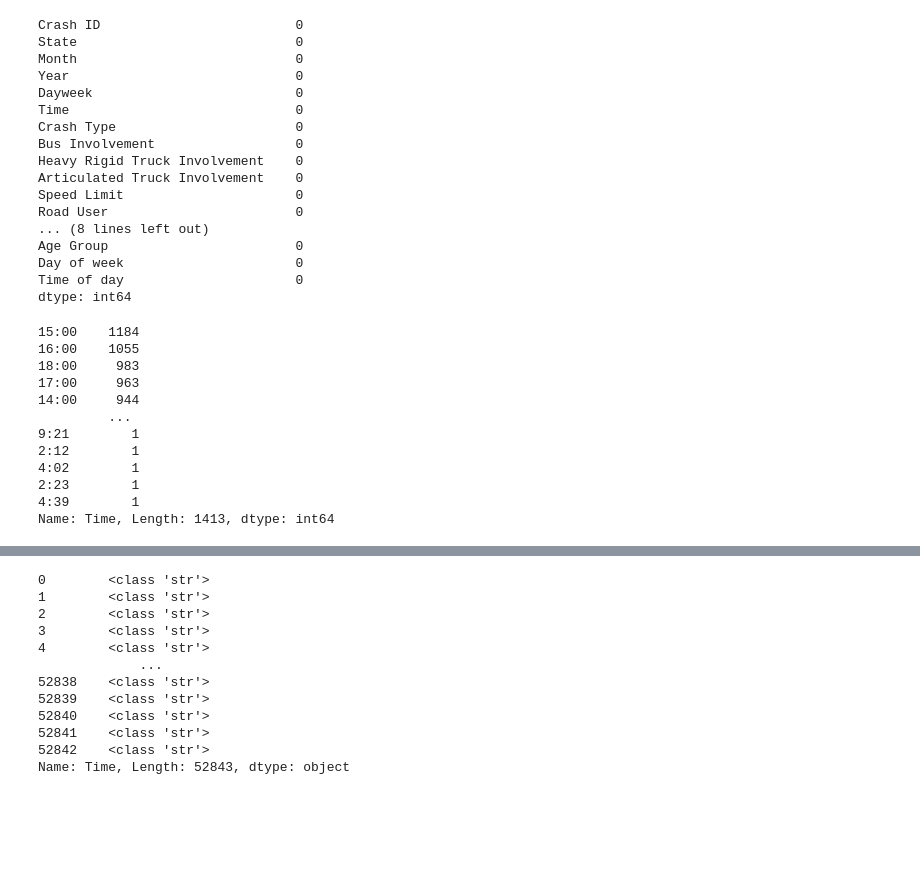
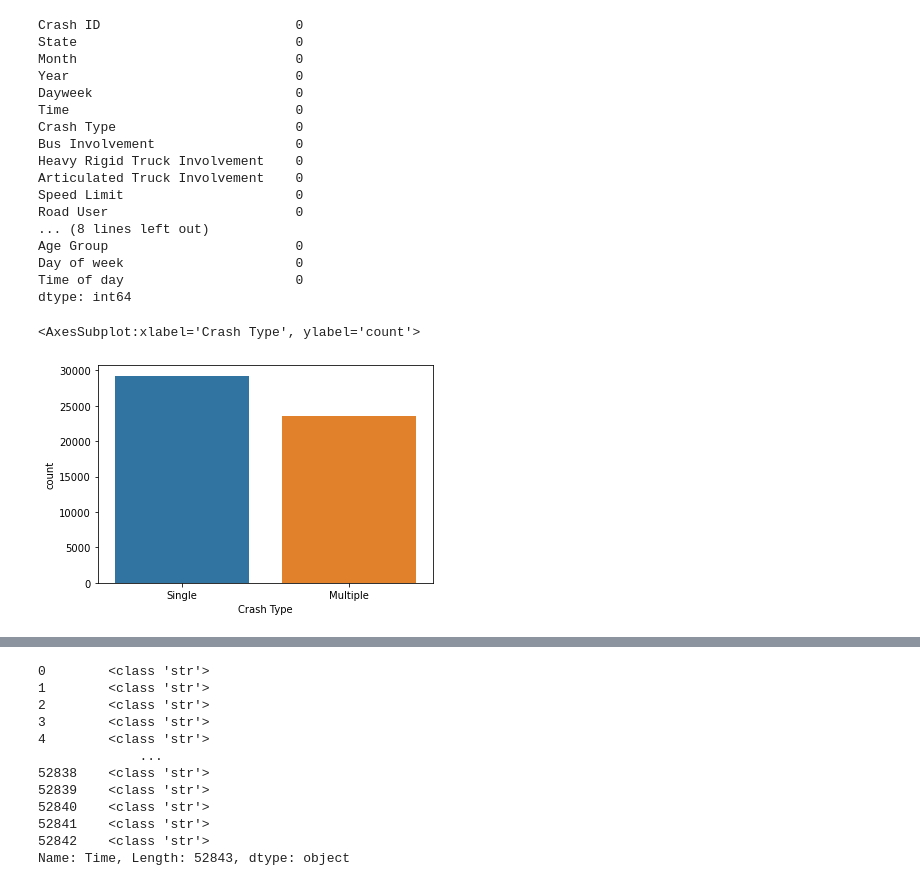
Before and after one commit to shahrambahrami/data-science-projects, a Jupyter notebook: australia_car_accidnet/Australia Car Accident.ipynb, the cells around one changed output, grey strips where cells are left out. Saved outputs shown, nothing was run; the diff lists cells and outputs as text; code cells hidden in the pictures; blank space fills up the shorter version.

Commit message:
Added dataset and some visualization

```diff
--- a/australia_car_accidnet/Australia Car Accident.ipynb
+++ b/australia_car_accidnet/Australia Car Accident.ipynb
@@ -96,8 +97,8 @@ dataset['Articulated Truck Involvement'] = dataset['Articulated Truck Involvemen
 dataset['Gender'] = dataset['Gender'].fillna('Male')
 dataset['Age Group'] = dataset['Age Group'].fillna('17_to_25')
 # The speed limit column has two rows namely  'Unspecified' and '<40' so we replace these values with value 35
-dataset.loc[dataset['Speed Limit']== '<40' ] = 35
-dataset.loc[dataset['Speed Limit']== 'Unspecified' ] = 35
+dataset.loc[dataset['Speed Limit']== '<40', 'Speed Limit'] = 35
+dataset.loc[dataset['Speed Limit']== 'Unspecified' , 'Speed Limit'] = 35
 #some entries of speed limit are string. we convert them to int and then fill null values with its mean
 dataset['Speed Limit'] = dataset['Speed Limit'].astype('float')
 dataset['Speed Limit'] = dataset['Speed Limit'].replace(np.NaN,dataset['Speed Limit'].mean())
@@ -153,18 +154,8 @@ Age Group                        0
 Day of week                      0
 Time of day                      0
 dtype: int64
-# %%
-dataset['Time'].value_counts()
-# %% [output]
-15:00    1184
-16:00    1055
-18:00     983
-17:00     963
-14:00     944
-         ...
-9:21        1
-2:12        1
-4:02        1
-2:23        1
-4:39        1
-Name: Time, Length: 1413, dtype: int64
+# %%
+sns.countplot(data=dataset, x='Crash Type')
+# %% [output]
+<AxesSubplot:xlabel='Crash Type', ylabel='count'>
+[figure, added]
```
Also changed, not shown: parts of 6 cells of this notebook.
